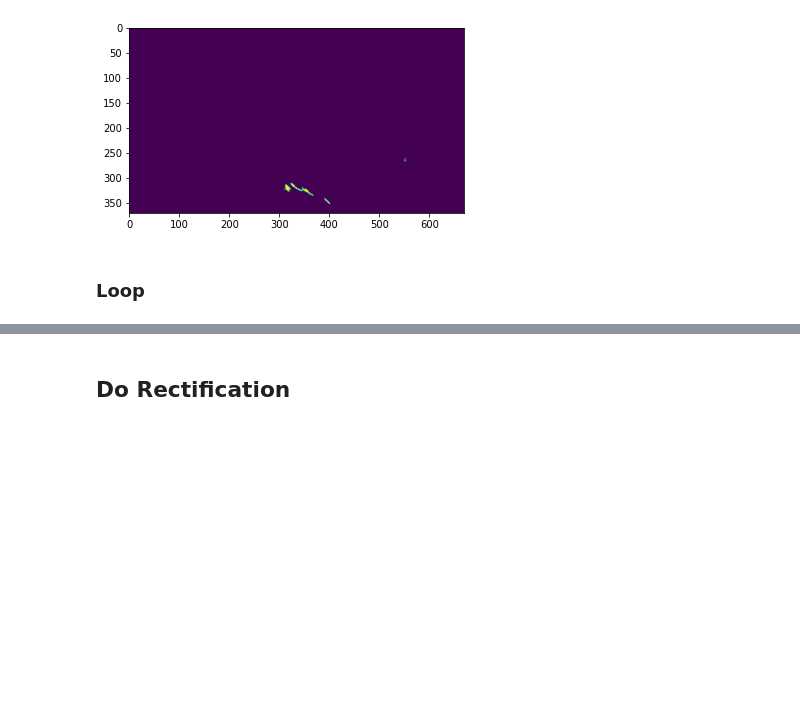
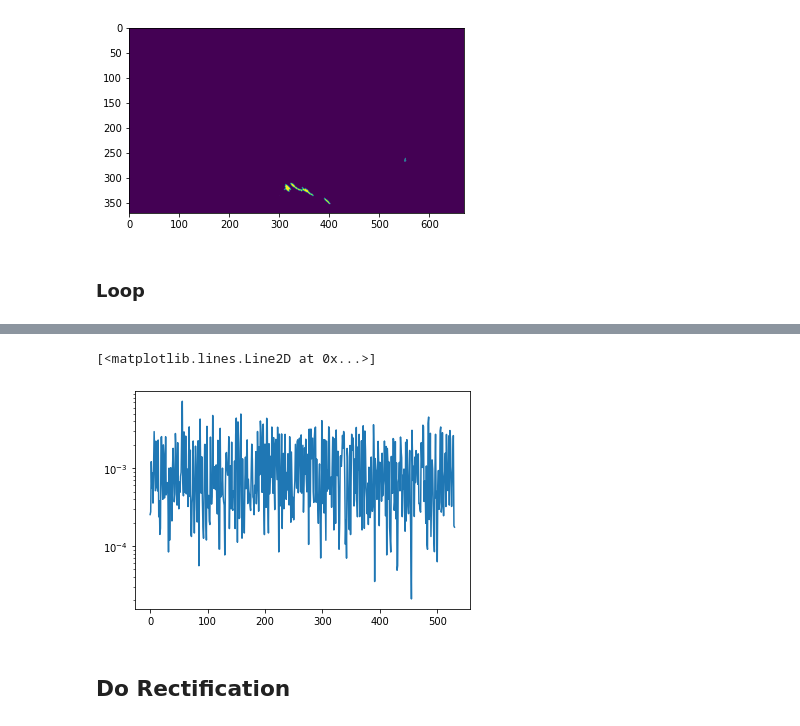
Before and after one commit to yangxin1022/my-whitecaps, a Jupyter notebook: code/load_model_2.ipynb, the cells around one changed output, grey strips where cells are left out. Cells and saved outputs as stored; diff of their text form; code cells hidden in the pictures; blank space fills up the shorter version.

```diff
--- a/code/load_model_2.ipynb
+++ b/code/load_model_2.ipynb
@@ -774,7 +774,7 @@ for fname in image_file:
     img_roi_tensor = img_roi_tensor.unsqueeze(0)
     img_roi_tensor = img_roi_tensor.unsqueeze(0)
     unet_model.to(device)
-    img_roi_tensor.to(device)
+    img_roi_tensor = img_roi_tensor.to(device)
 
     with torch.no_grad():
         output = unet_model(img_roi_tensor)
@@ -809,3 +845,8 @@ for fname in image_file:
+# %%
+plt.semilogy(np.arange(531), result['active_whitecaps_fraction'].values.astype(float))
+# %% [output]
+[<matplotlib.lines.Line2D at 0x...>]
+[figure, added]
 # %%
 # TODO: write a dataloader for image processing
 # %% [markdown]
```
Also changed, not shown: parts of 2 cells of this notebook.
